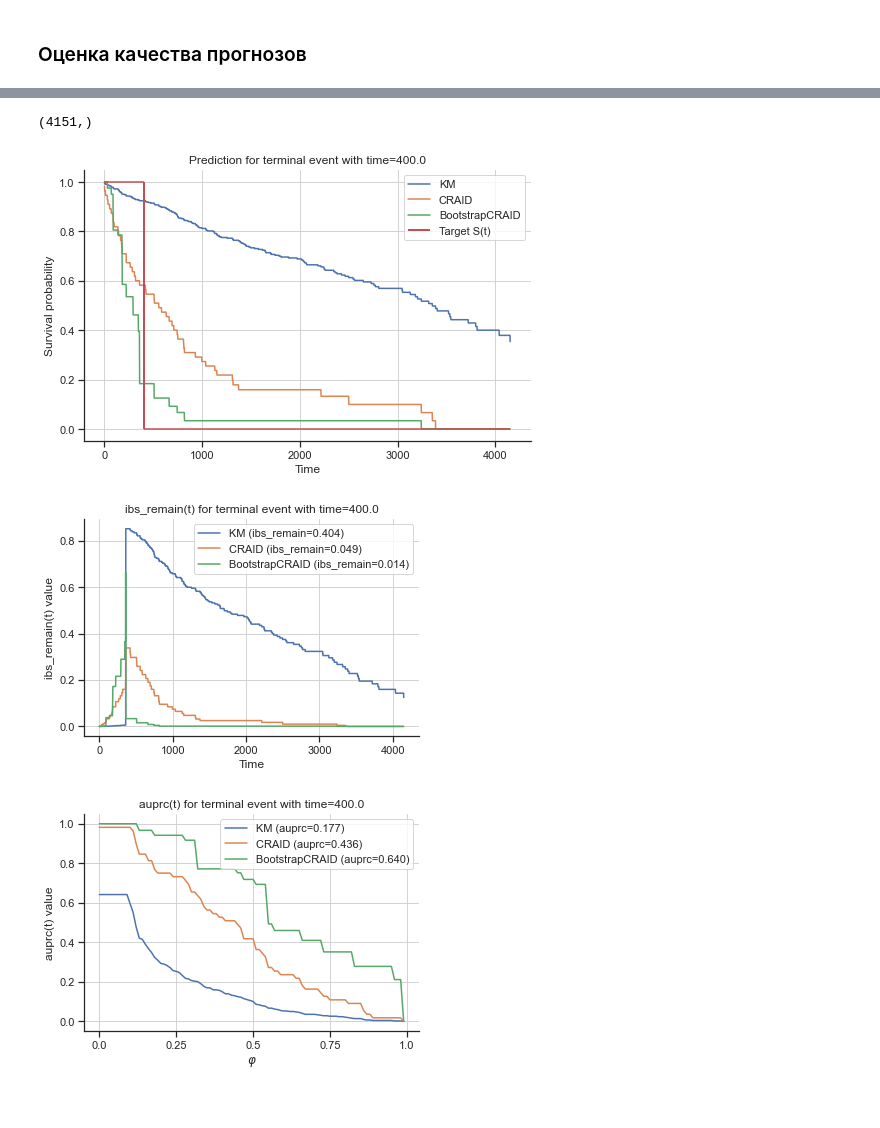
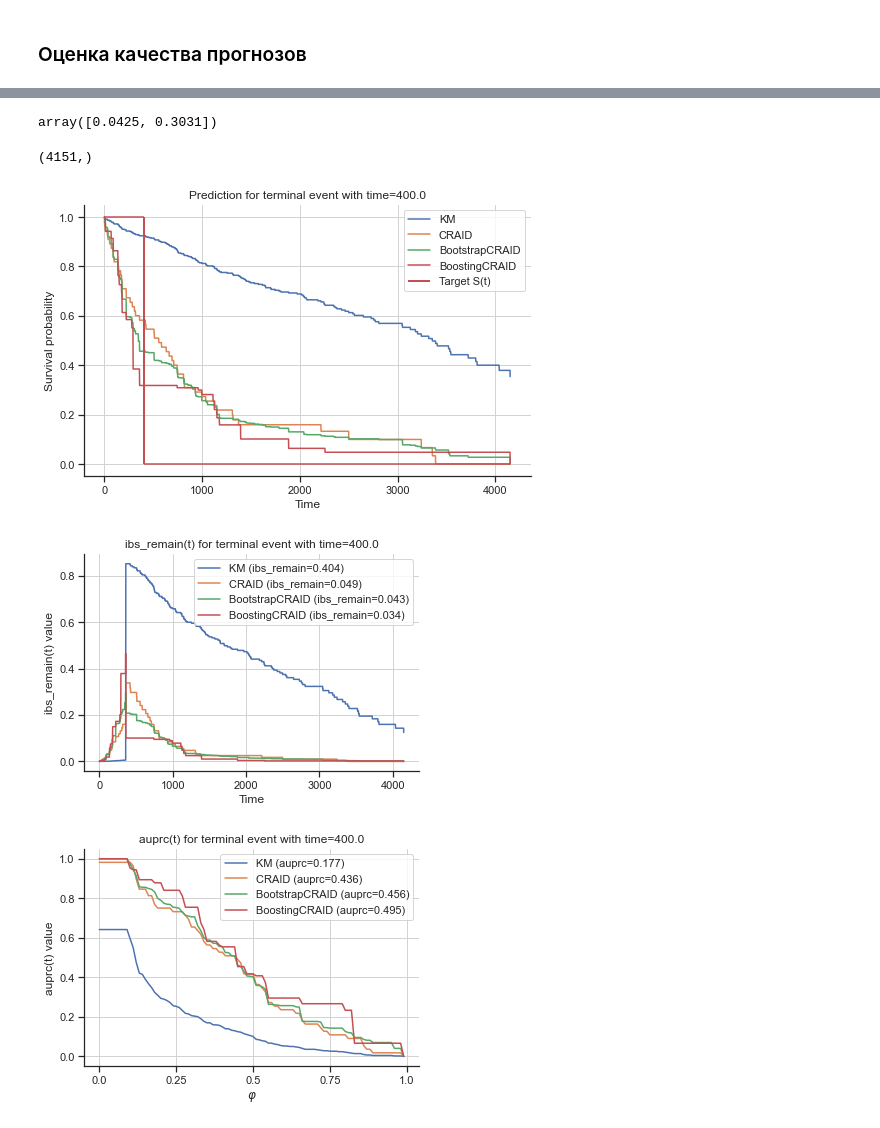
Before and after one commit to iuliivasilev/dev-survivors, a Jupyter notebook: demonstration/FunctionalScenarios.ipynb, the cells around one changed output, grey strips where cells are left out. Drawn from its saved outputs; the diff is of its cells as text; code cells hidden in the pictures.

```diff
--- a/demonstration/FunctionalScenarios.ipynb
+++ b/demonstration/FunctionalScenarios.ipynb
@@ -219,9 +222,8 @@ print(pred_depth[0])
 from survivors.ensemble import BootstrapCRAID
 
 # Создание дерева выживаемости
-bstr = BootstrapCRAID(n_estimators=10, size_sample=0.7, ens_metric_name='IBS_REMAIN',
-                      max_features=0.3, criterion='peto', depth=10,
-                      min_samples_leaf=0.01, categ=categ, leaf_model="base")
+bstr = BootstrapCRAID(n_estimators=20, size_sample=0.7, max_features=0.3,
+                      criterion='wilcoxon', depth=2, min_samples_leaf=0.01, categ=categ, leaf_model="base")
 
 # Обучение дерева
 bstr.fit(X, y)
@@ -232,0 +235,13 @@ fitted: 10 models.
+# %%
+from survivors.ensemble import BoostingCRAID
+
+# Создание дерева выживаемости
+boost = BoostingCRAID(mode_wei='exp', n_estimators=5, size_sample=0.5,
+                      ens_metric_name='IBS_REMAIN', max_features=0.3, criterion='peto', depth=2,
+                      min_samples_leaf=0.01, categ=categ, leaf_model="base")
+
+# Обучение дерева
+boost.fit(X, y)
+
+# Прогноз функции выживания для всех наблюдений выборки X
+sf_boost = boost.predict_at_times(X, bins=bins, mode="surv")
@@ -260,16 +277,28 @@ print(ibs_by_time)  # [0.0047, 0.0037, ..., 0.0983, 0.3533]
+# %%
+ibs_by_obs[:2].round(4)
+# %% [output]
+array([0.0425, 0.3031])
 # %%
 ibs_by_time.shape
 # %% [output]
 (4151,)
+# %%
+import seaborn as sns
+custom_params = {"axes.spines.right": False, 'grid.color': 'lightgray', 'axes.grid': True, "axes.spines.top": False}
+sns.set_theme(style="ticks", rc=custom_params)
 # %%
 vis.plot_func_comparison(y[0],
-                     [sf_km, sf_cr[0], sf_bstr[0]],
-                     ["KM", "CRAID", "BootstrapCRAID"])
+                     [sf_km, sf_cr[0], sf_bstr[0], sf_boost[0]],
+                     ["KM", "CRAID", "BootstrapCRAID", "BoostingCRAID"])
 # %% [output]
-[figure, old version]
+[figure, new version]
 # %%
-vis.plot_metric_comparison(y[0], [sf_km, sf_cr[0], sf_bstr[0]], ["KM", "CRAID", "BootstrapCRAID"], bins, metr.ibs_remain)
-vis.plot_metric_comparison(y[0], [sf_km, sf_cr[0], sf_bstr[0]], ["KM", "CRAID", "BootstrapCRAID"], bins, metr.auprc)
+vis.plot_metric_comparison(y[0],
+                           [sf_km, sf_cr[0], sf_bstr[0], sf_boost[0]],
+                           ["KM", "CRAID", "BootstrapCRAID", "BoostingCRAID"], bins, metr.ibs_remain)
+vis.plot_metric_comparison(y[0],
+                           [sf_km, sf_cr[0], sf_bstr[0], sf_boost[0]],
+                           ["KM", "CRAID", "BootstrapCRAID", "BoostingCRAID"], bins, metr.auprc)
 # %% [output]
-[figure, old version]
+[figure, new version]
-[figure, old version]
+[figure, new version]
```
Also changed, not shown: parts of 6 cells of this notebook.
